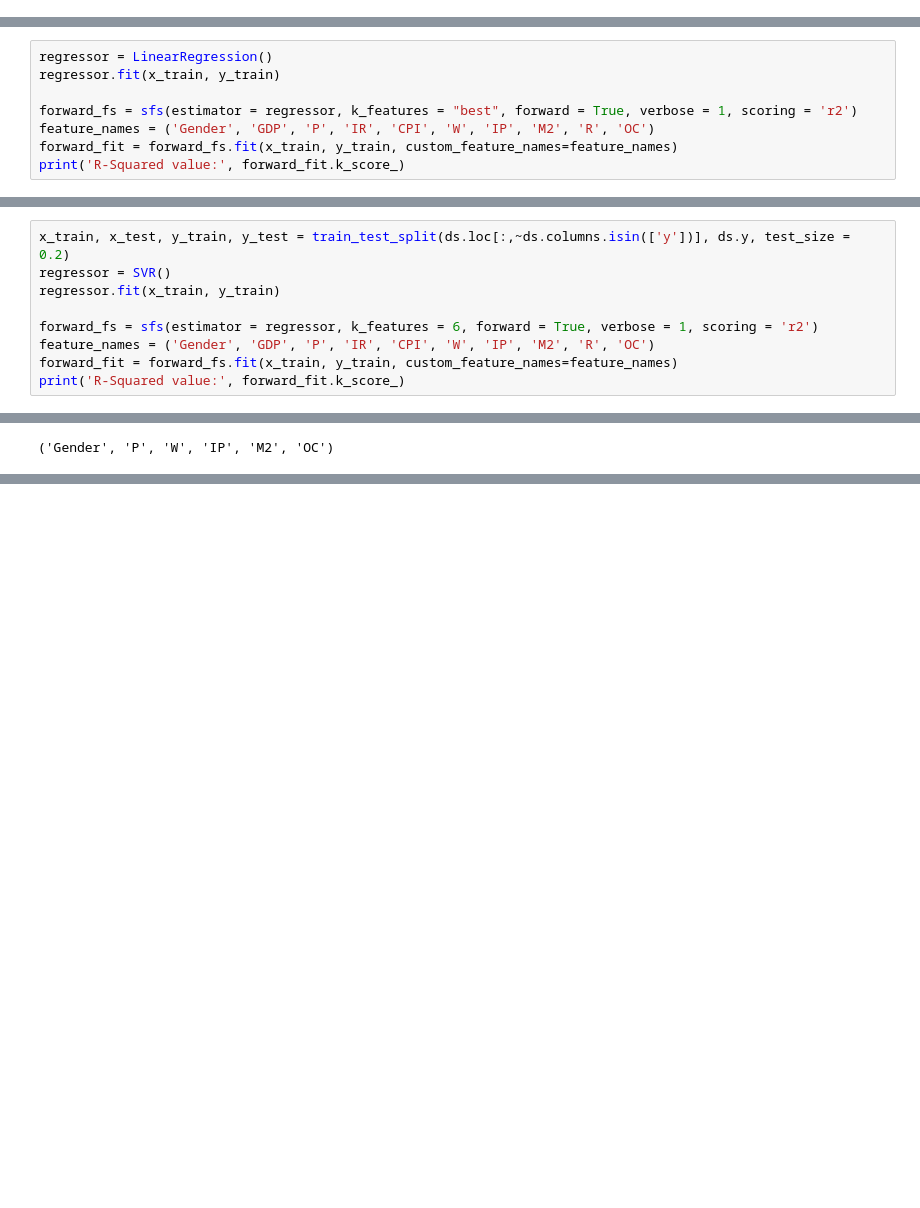
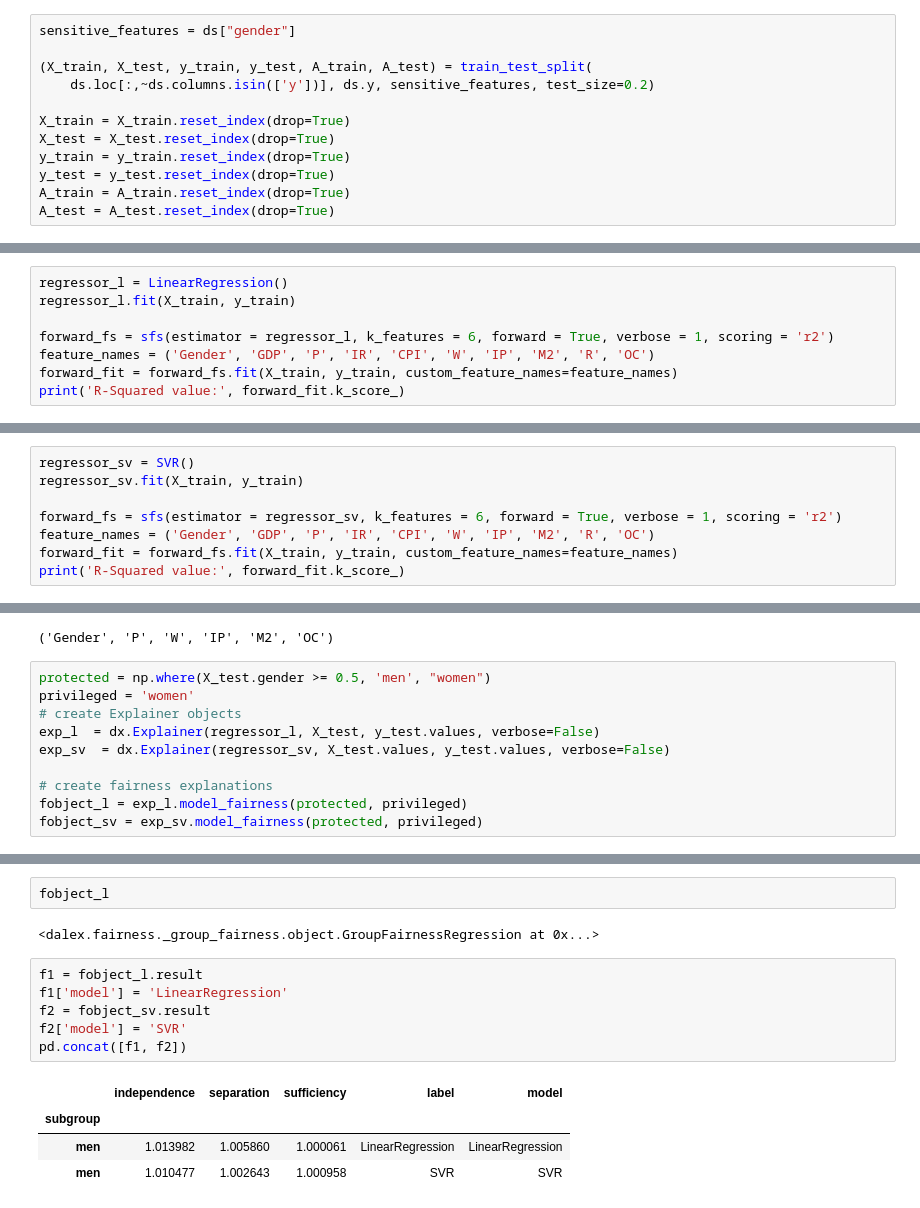
Before and after one commit to chenxu66/ORIE5741-UnemplotmentPrediction, a Jupyter notebook: UNrate.ipynb, the cells around one changed output, grey strips where cells are left out. Drawn from its saved outputs; the diff is of its cells as text; blank space fills up the shorter version.

```diff
--- a/UNrate.ipynb
+++ b/UNrate.ipynb
@@ -350,3 +351,15 @@ Requirement already satisfied: pytz>=2020.1 in /usr/local/lib/python3.10/dist-pa
 Requirement already satisfied: threadpoolctl>=2.0.0 in /usr/local/lib/python3.10/dist-packages (from scikit-learn>=0.18->mlxtend) (3.1.0)
 Requirement already satisfied: joblib>=1.1.1 in /usr/local/lib/python3.10/dist-packages (from scikit-learn>=0.18->mlxtend) (1.2.0)
 Requirement already satisfied: six>=1.5 in /usr/local/lib/python3.10/dist-packages (from python-dateutil>=2.7->matplotlib>=1.5.1->mlxtend) (1.16.0)
+# %%
+sensitive_features = ds["gender"]
+
+(X_train, X_test, y_train, y_test, A_train, A_test) = train_test_split(
+    ds.loc[:,~ds.columns.isin(['y'])], ds.y, sensitive_features, test_size=0.2)
+
+X_train = X_train.reset_index(drop=True)
+X_test = X_test.reset_index(drop=True)
+y_train = y_train.reset_index(drop=True)
+y_test = y_test.reset_index(drop=True)
+A_train = A_train.reset_index(drop=True)
+A_test = A_test.reset_index(drop=True)
@@ -353,10 +405,10 @@ Requirement already satisfied: six>=1.5 in /usr/local/lib/python3.10/dist-packag
 # %%
-regressor = LinearRegression()
-regressor.fit(x_train, y_train)
+regressor_l = LinearRegression()
+regressor_l.fit(X_train, y_train)
 
-forward_fs = sfs(estimator = regressor, k_features = "best", forward = True, verbose = 1, scoring = 'r2')
+forward_fs = sfs(estimator = regressor_l, k_features = 6, forward = True, verbose = 1, scoring = 'r2')
 feature_names = ('Gender', 'GDP', 'P', 'IR', 'CPI', 'W', 'IP', 'M2', 'R', 'OC')
-forward_fit = forward_fs.fit(x_train, y_train, custom_feature_names=feature_names)
+forward_fit = forward_fs.fit(X_train, y_train, custom_feature_names=feature_names)
 print('R-Squared value:', forward_fit.k_score_)
 # %% [output]
 [Parallel(n_jobs=1)]: Using backend SequentialBackend with 1 concurrent workers.
@@ -384,11 +444,10 @@ forward_fit.k_feature_names_
 # %%
-x_train, x_test, y_train, y_test = train_test_split(ds.loc[:,~ds.columns.isin(['y'])], ds.y, test_size = 0.2)
-regressor = SVR()
-regressor.fit(x_train, y_train)
+regressor_sv = SVR()
+regressor_sv.fit(X_train, y_train)
 
-forward_fs = sfs(estimator = regressor, k_features = 6, forward = True, verbose = 1, scoring = 'r2')
+forward_fs = sfs(estimator = regressor_sv, k_features = 6, forward = True, verbose = 1, scoring = 'r2')
 feature_names = ('Gender', 'GDP', 'P', 'IR', 'CPI', 'W', 'IP', 'M2', 'R', 'OC')
-forward_fit = forward_fs.fit(x_train, y_train, custom_feature_names=feature_names)
+forward_fit = forward_fs.fit(X_train, y_train, custom_feature_names=feature_names)
 print('R-Squared value:', forward_fit.k_score_)
 # %% [output]
 [Parallel(n_jobs=1)]: Using backend SequentialBackend with 1 concurrent workers.
@@ -409,3 +468,13 @@ R-Squared value: 0.9370480253411341
 forward_fit.k_feature_names_
 # %% [output]
 ('Gender', 'P', 'W', 'IP', 'M2', 'OC')
+# %%
+protected = np.where(X_test.gender >= 0.5, 'men', "women")
+privileged = 'women'
+# create Explainer objects
+exp_l  = dx.Explainer(regressor_l, X_test, y_test.values, verbose=False)
+exp_sv  = dx.Explainer(regressor_sv, X_test.values, y_test.values, verbose=False)
+
+# create fairness explanations
+fobject_l = exp_l.model_fairness(protected, privileged)
+fobject_sv = exp_sv.model_fairness(protected, privileged)
@@ -411,0 +492,15 @@ forward_fit.k_feature_names_
+# %%
+fobject_l
+# %% [output]
+<dalex.fairness._group_fairness.object.GroupFairnessRegression at 0x...>
+# %%
+f1 = fobject_l.result
+f1['model'] = 'LinearRegression'
+f2 = fobject_sv.result
+f2['model'] = 'SVR'
+pd.concat([f1, f2])
+# %% [output]
+|  | independence | separation | sufficiency | label | model |
+| subgroup |  |  |  |  |  |
+| men | 1.013982 | 1.005860 | 1.000061 | LinearRegression | LinearRegression |
+| men | 1.010477 | 1.002643 | 1.000958 | SVR | SVR |
```
Also changed, not shown: parts of 20 cells of this notebook.
